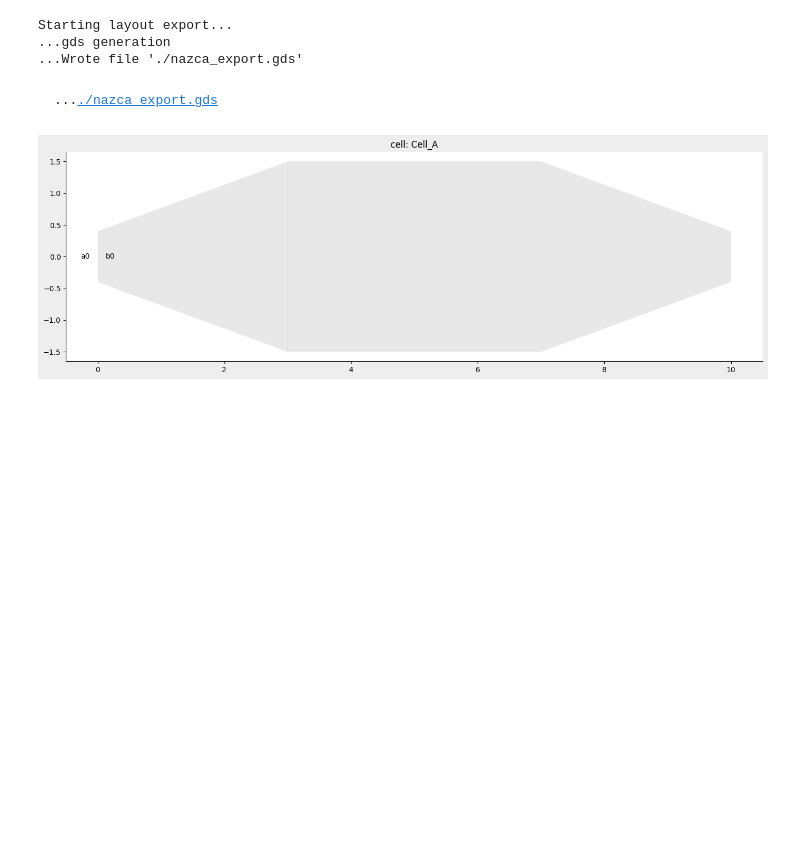
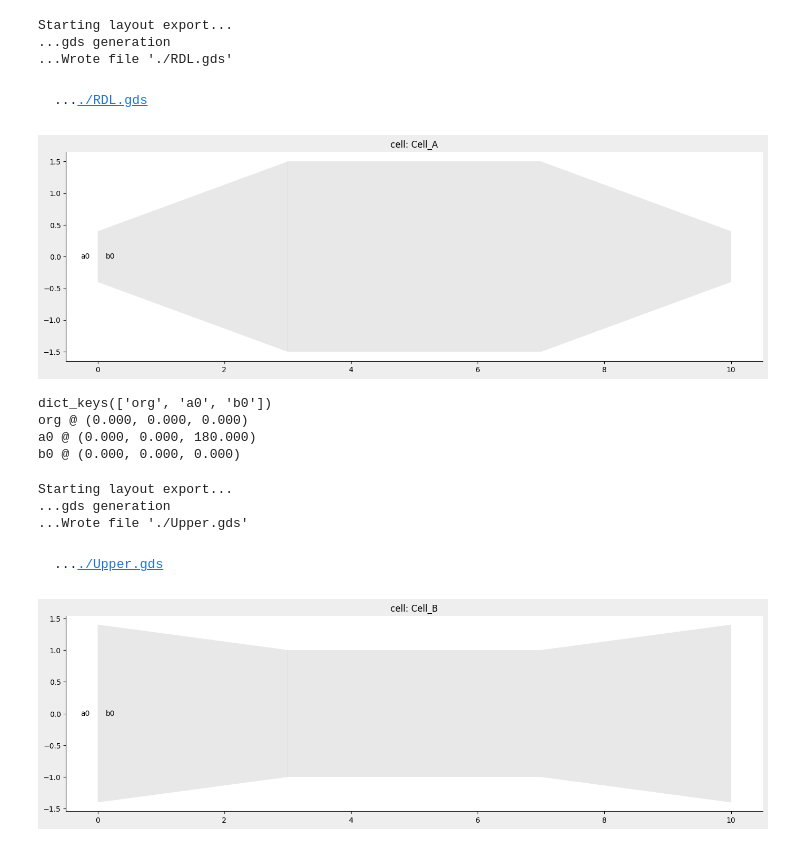
Before and after one commit to Harryxwh/SiNDispersionEngineering, a Jupyter notebook: Layouts/nazca_test.ipynb, the cells around one changed output. Saved outputs shown, nothing was run; the diff lists cells and outputs as text; code cells hidden in the pictures; blank space fills up the shorter version.

Commit message:
upper GDS

```diff
--- a/Layouts/nazca_test.ipynb
+++ b/Layouts/nazca_test.ipynb
@@ -8,12 +8,41 @@ with nd.Cell(name='Cell_A') as cella:
     nd.strt(length=4,width=3).put()
     nd.taper(length=3, width1=3, width2=0.8).put()
 
-
-nd.export_gds(cella)
+nd.export_gds(cella,"RDL.gds")
 nd.export_plt(cella)
 # %% [output]
 Starting layout export...
 ...gds generation
-...Wrote file './nazca_export.gds'
+...Wrote file './RDL.gds'
-..../nazca_export.gds
+..../RDL.gds
 [figure]
+# %%
+# example created by Bright Photonics
+
+print(cella.pin.keys())
+# dict_keys(['org', 'a0', 'b0'])
+
+for name, node in cella.pin.items():
+    print(f"{name} @ {node.fxya()}")
+# org @ (0.000, 0.000, 0.000)
+# a0 @ (0.000, 0.000, 180.000)
+# b0 @ (0.000, 0.000, 0.000)
+# %% [output]
+dict_keys(['org', 'a0', 'b0'])
+org @ (0.000, 0.000, 0.000)
+a0 @ (0.000, 0.000, 180.000)
+b0 @ (0.000, 0.000, 0.000)
+# %%
+with nd.Cell(name='Cell_B') as cellb:
+    nd.taper(length=3, width1=2.8, width2=2.0).put()
+    nd.strt(length=4,width=2).put()
+    nd.taper(length=3, width1=2.0, width2=2.8).put()
+
+nd.export_gds(cellb,"Upper.gds")
+nd.export_plt(cellb)
+# %% [output]
+Starting layout export...
+...gds generation
+...Wrote file './Upper.gds'
+..../Upper.gds
+[figure, added]
```
Also changed, not shown: 4 other files.
